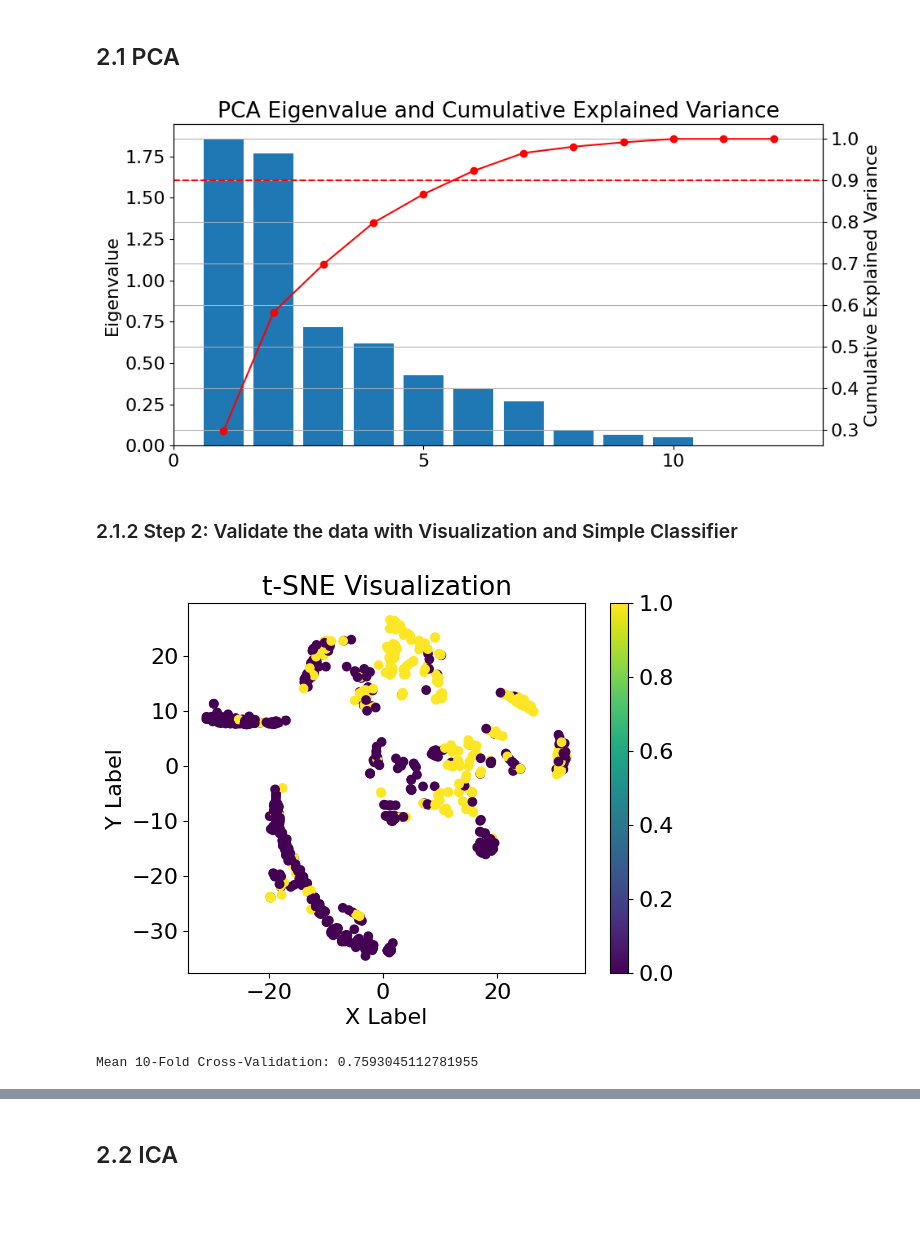
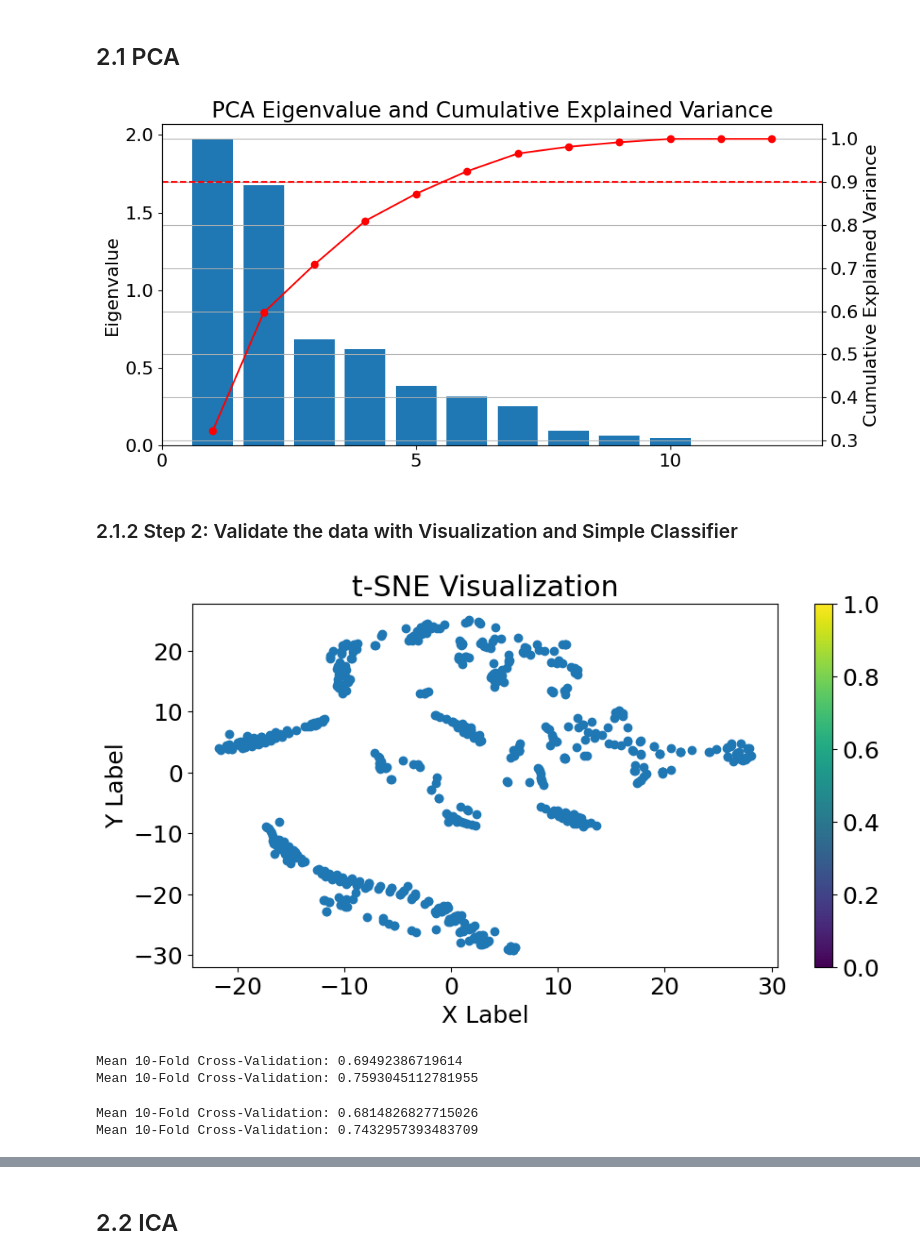
Before and after one commit to RomainFrog/CS7641-A3, a Jupyter notebook: titanic_clustering.ipynb, the cells around one changed output, grey strips where cells are left out. Cells and saved outputs as stored; diff of their text form; code cells hidden in the pictures; blank space fills up the shorter version.

Commit message:
Better dataset split'

```diff
--- a/titanic_clustering.ipynb
+++ b/titanic_clustering.ipynb
@@ -104,8 +105,8 @@ plot_k_medoid_multi_seed(2, 30, "euclidean", k_medoids[0], k_medoids[1], k_medoi
 from sklearn.metrics import adjusted_rand_score
 from sklearn_extra.cluster import KMedoids
 kmedoids = KMedoids(n_clusters=3, init='k-medoids++', max_iter=1000, random_state=RANDOM_SEED, metric='cosine')
-kmedoids.fit(X_scaled)
-kmedoids_labels = kmedoids.predict(X_scaled)
-ari = adjusted_rand_score(kmedoids_labels, y)
+kmedoids.fit(X_train)
+kmedoids_labels = kmedoids.predict(X_train)
+ari = adjusted_rand_score(kmedoids_labels, y_train)
 print("Adjusted Rand Index:", ari)
 # %% [output]
@@ -140,0 +142,12 @@ plt.show()
+# %%
+plt.figure(figsize=(10, 5))
+# set font size
+plt.rc('font', size=16)
+plt.scatter(X_tsne[:,0], X_tsne[:,1], c=kmedoids_labels, cmap='viridis')
+# add a legend corresponding to the cluster
+# remove axis ticks
+plt.xticks([])
+plt.yticks([])
+plt.title("t-SNE Visualization with K-Medoids Clustering")
+plt.savefig("figures/CLUSTERING/TITANIC/tsne_kmedoids.pdf", format='pdf', bbox_inches='tight')
+plt.show()
@@ -154,9 +175,9 @@ plot_gmm_multi_seed(2, 10, gmm_metrics[0], gmm_metrics[1], gmm_metrics[2], gmm_m
 # %%
 from sklearn.metrics import adjusted_rand_score
 from sklearn.mixture import GaussianMixture
-gmm = GaussianMixture(n_components=7, covariance_type='tied', random_state=RANDOM_SEED)
-gmm.fit(X_scaled)
-gmm_labels = gmm.predict(X_scaled)
-ari = adjusted_rand_score(gmm_labels, y)
+gmm = GaussianMixture(n_components=7, covariance_type='full', random_state=RANDOM_SEED)
+gmm.fit(X_train)
+gmm_labels = gmm.predict(X_train)
+ari = adjusted_rand_score(gmm_labels, y_train)
 print("Adjusted Rand Index:", ari)
 # %% [output]
@@ -172,0 +185,13 @@ plt.show()
+# %%
+plt.figure(figsize=(10, 5))
+# set font size
+plt.rc('font', size=16)
+plt.scatter(X_tsne[:,0], X_tsne[:,1], c=gmm_labels, cmap='viridis')
+# add a legend corresponding to the cluster
+# plt.colorbar()
+# remove axis ticks
+plt.xticks([])
+plt.yticks([])
+plt.title("t-SNE Visualization with GMM Clustering")
+plt.savefig("figures/CLUSTERING/TITANIC/tsne_gmm.pdf", format='pdf', bbox_inches='tight')
+plt.show()
@@ -179,43 +212,63 @@ from util.utils import plot_pca_eigen_and_variance
 from sklearn.decomposition import PCA
 
 pca = PCA(n_components=12, random_state=RANDOM_SEED)
-plot_pca_eigen_and_variance(X_scaled, pca, dataset_name='Titanic', ratio_threshold=0.9)
+plot_pca_eigen_and_variance(X_train, pca, dataset_name='Titanic', ratio_threshold=0.9)
 # %% [output]
-[figure, old version]
+[figure, new version]
 # %% [markdown]
 ### 2.1.2 Step 2: Validate the data with Visualization and Simple Classifier
 # %%
 from sklearn.manifold import TSNE
 
 tsne = TSNE(n_components=2, random_state=RANDOM_SEED)
 
 # X_tsne = tsne.fit_transform(X_scaled)
 
 # plt.scatter(X_tsne[:,0], X_tsne[:,1], c=y, cmap='viridis')
 # plt.title('t-SNE Visualization')
 # plt.xlabel('X Label')
 # plt.ylabel('Y Label')
 # plt.colorbar()
 # plt.show()
 pca = PCA(n_components=6, random_state=RANDOM_SEED)
-X_pca = pca.fit_transform(X_scaled)
+X_pca = pca.fit_transform(X_train)
 X_tsne_pca = tsne.fit_transform(X_pca)
 
-plt.scatter(X_tsne_pca[:,0], X_tsne_pca[:,1], c=y, cmap='viridis')
+plt.figure(figsize=(10, 5))
+plt.scatter(X_tsne_pca[:,0], X_tsne_pca[:,1])
 plt.title('t-SNE Visualization')
 plt.xlabel('X Label')
 plt.ylabel('Y Label')
 plt.colorbar()
 plt.show()
 # %% [output]
-[figure, old version]
+[figure, new version]
+# %%
+from sklearn.tree import DecisionTreeClassifier
+from sklearn.model_selection import cross_val_score
+from sklearn.metrics import make_scorer, f1_score
+
+scorer = make_scorer(f1_score)
+
+# cross validation
+dt_cv = DecisionTreeClassifier(random_state=RANDOM_SEED)
+cv_scores = cross_val_score(dt_cv, X_train, y_train, cv=10, scoring=scorer)
+print("Mean 10-Fold Cross-Validation:", np.mean(cv_scores))
+cv_scores = cross_val_score(dt_cv, X_train, y_train, cv=10, scoring='accuracy')
+print("Mean 10-Fold Cross-Validation:", np.mean(cv_scores))
+# %% [output]
+Mean 10-Fold Cross-Validation: 0.69492386719614
+Mean 10-Fold Cross-Validation: 0.7593045112781955
 # %%
 from sklearn.tree import DecisionTreeClassifier
 from sklearn.model_selection import cross_val_score
 
 # cross validation
 dt_cv = DecisionTreeClassifier(random_state=RANDOM_SEED)
-cv_scores = cross_val_score(dt_cv, X_train, y_train, cv=10)
+cv_scores = cross_val_score(dt_cv, X_pca, y_train, cv=10, scoring=scorer)
 print("Mean 10-Fold Cross-Validation:", np.mean(cv_scores))
+cv_scores = cross_val_score(dt_cv, X_pca, y_train, cv=10, scoring='accuracy')
+print("Mean 10-Fold Cross-Validation:", np.mean(cv_scores))
 # %% [output]
-Mean 10-Fold Cross-Validation: 0.7593045112781955
+Mean 10-Fold Cross-Validation: 0.6814826827715026
+Mean 10-Fold Cross-Validation: 0.7432957393483709
```
Also changed, not shown: parts of 40 cells of this notebook, 26 other files.
